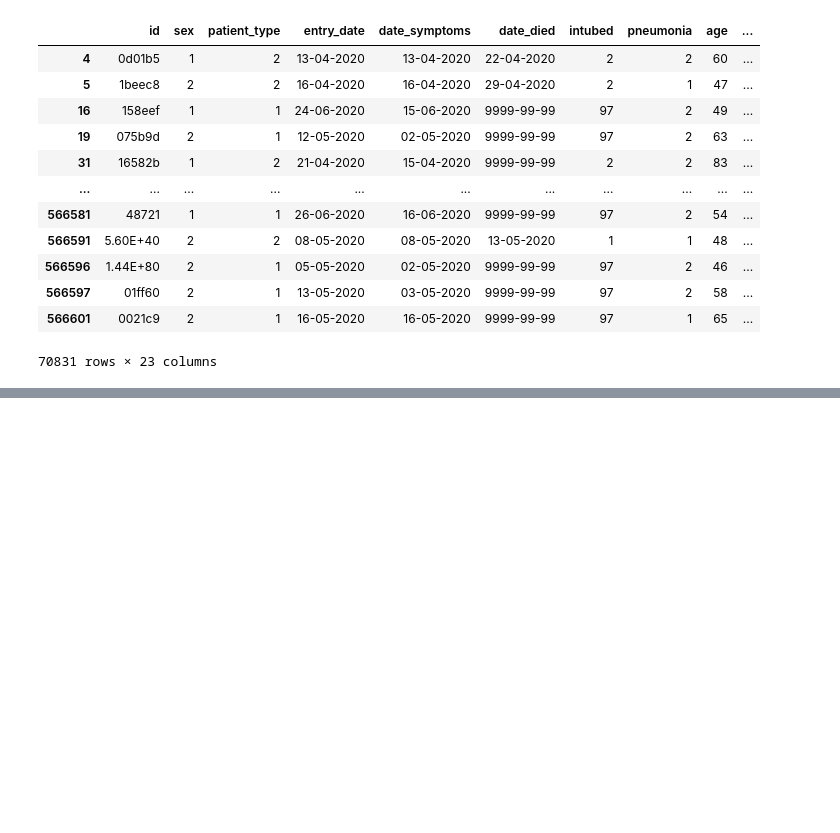
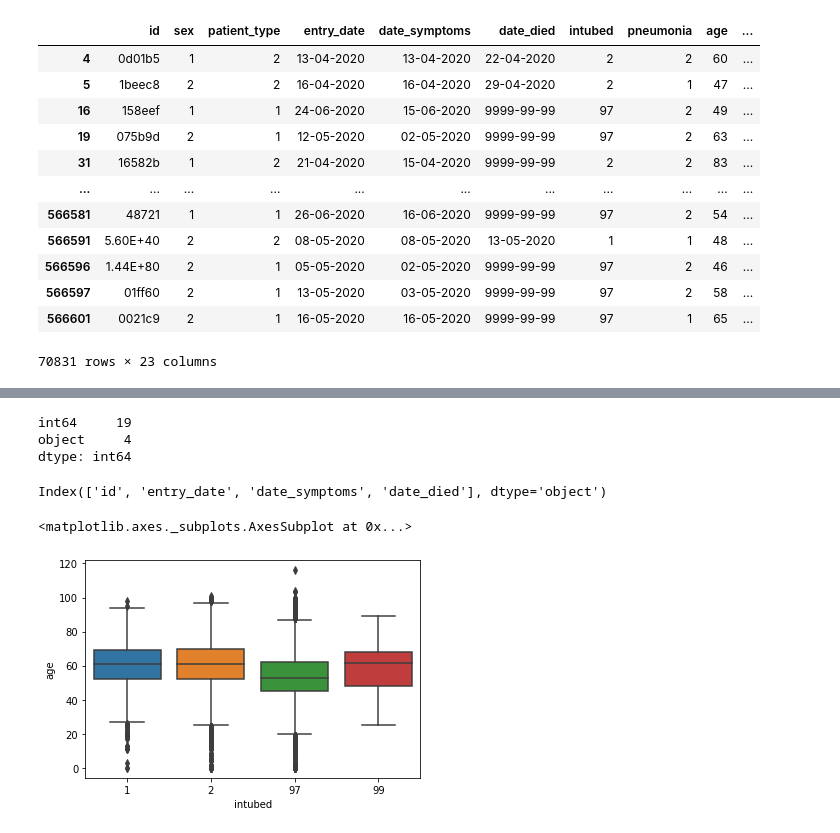
Before and after one commit to aspotter99/Covid-preconditions, a Jupyter notebook: Untitled.ipynb, the cells around one changed output, grey strips where cells are left out. Saved outputs shown, nothing was run; the diff lists cells and outputs as text; code cells hidden in the pictures; blank space fills up the shorter version.

```diff
--- a/Untitled.ipynb
+++ b/Untitled.ipynb
@@ -51,0 +86,15 @@ db
+# %%
+db.dtypes.value_counts()
+# %% [output]
+int64     19
+object     4
+dtype: int64
+# %%
+db.select_dtypes(include=['object']).columns
+# %% [output]
+Index(['id', 'entry_date', 'date_symptoms', 'date_died'], dtype='object')
+# %%
+sns.boxplot(db['intubed'], db['age'])
+# %% [output]
+<matplotlib.axes._subplots.AxesSubplot at 0x...>
+[figure, added]
```
Also changed, not shown: parts of 6 cells of this notebook.
